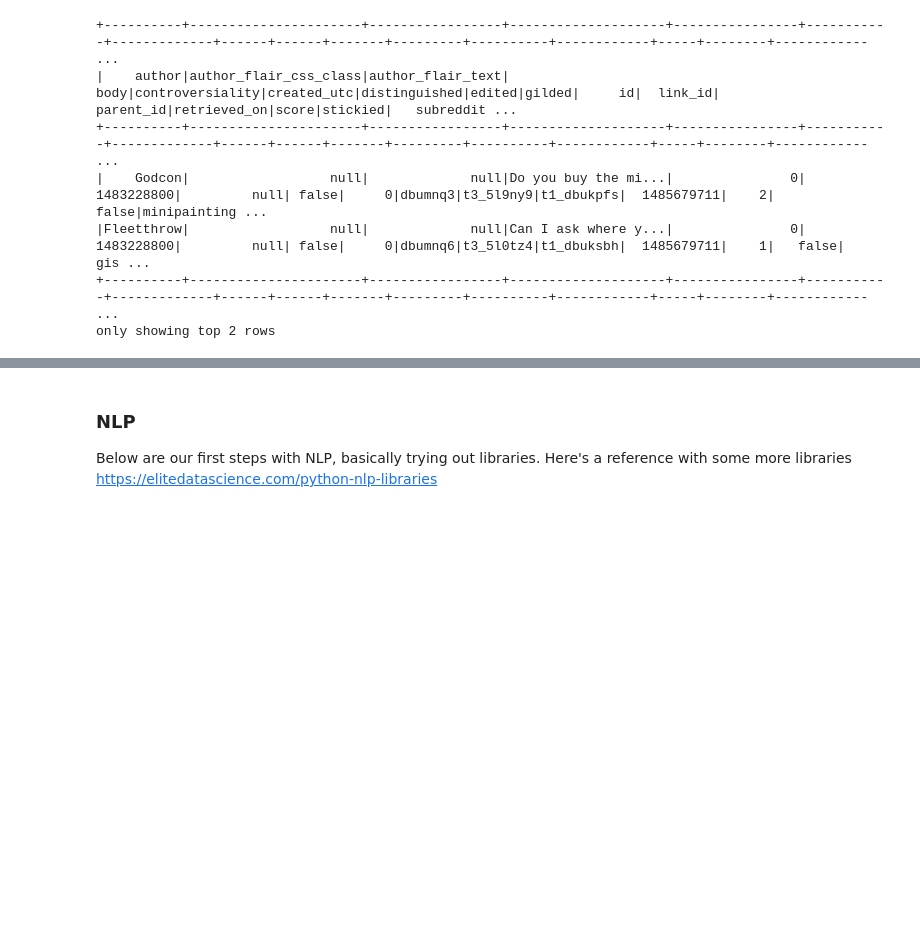
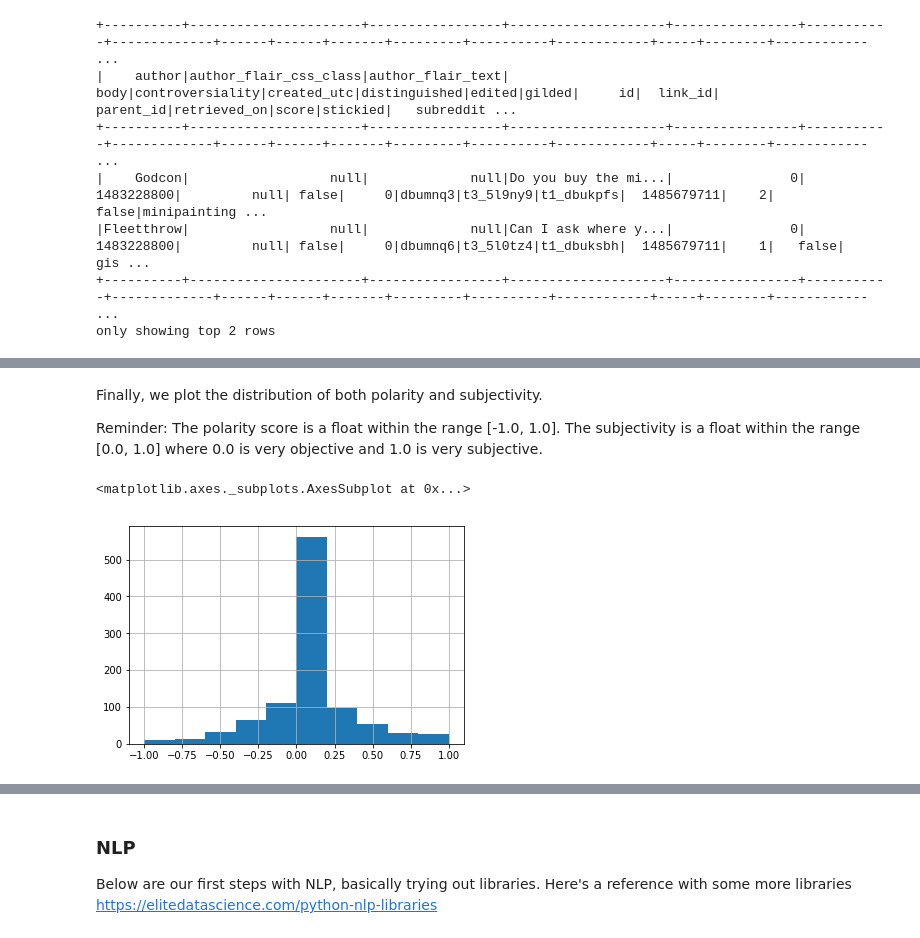
Before and after one commit to VashMKS/ada-project, a Jupyter notebook: Milestone 2.ipynb, the cells around one changed output, grey strips where cells are left out. Drawn from its saved outputs; the diff is of its cells as text; code cells hidden in the pictures; blank space fills up the shorter version.

```diff
--- a/Milestone 2.ipynb
+++ b/Milestone 2.ipynb
@@ -533,0 +540,2 @@ only showing top 2 rows
+# %%
+df_nlp = df_pd[df_pd["subreddit"] == "The_Donald"].sample(10000)
@@ -533,0 +647,3 @@ only showing top 2 rows
+# %%
+df_nlp['sentiment_polarity'] = df_nlp["body"].apply(lambda com: TextBlob(str(com)).sentiment.polarity)
+df_nlp['sentiment_subjectivity'] = df_nlp["body"].apply(lambda com: TextBlob(str(com)).sentiment.subjectivity)
@@ -533,0 +656,9 @@ only showing top 2 rows
+# %% [markdown]
+Finally, we plot the distribution of both polarity and subjectivity.
+
+Reminder: The polarity score is a float within the range [-1.0, 1.0]. The subjectivity is a float within the range [0.0, 1.0] where 0.0 is very objective and 1.0 is very subjective.
+# %%
+df_nlp['sentiment_polarity'].hist()
+# %% [output]
+<matplotlib.axes._subplots.AxesSubplot at 0x...>
+[figure, added]
```
Also changed, not shown: parts of 24 cells of this notebook.
